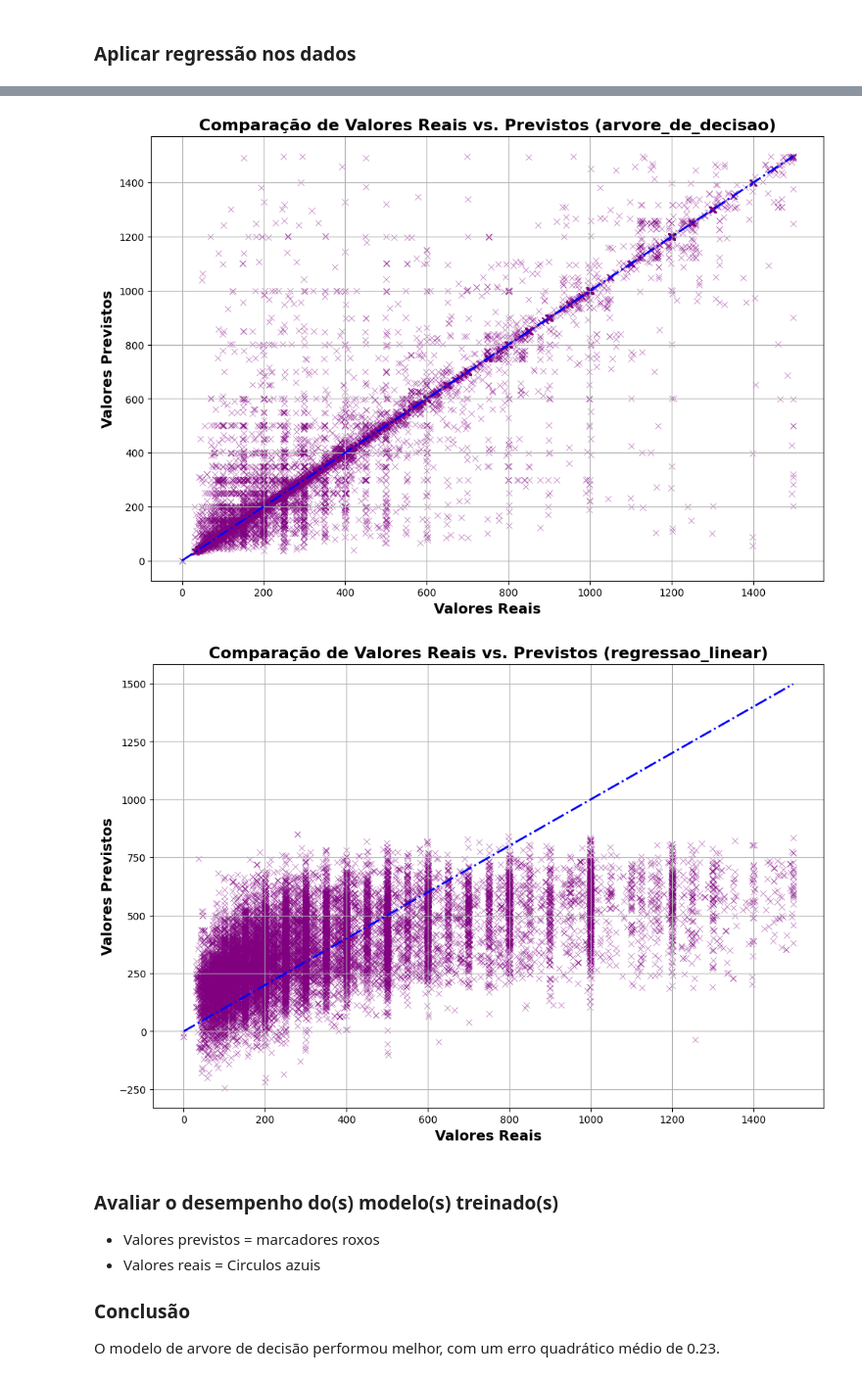
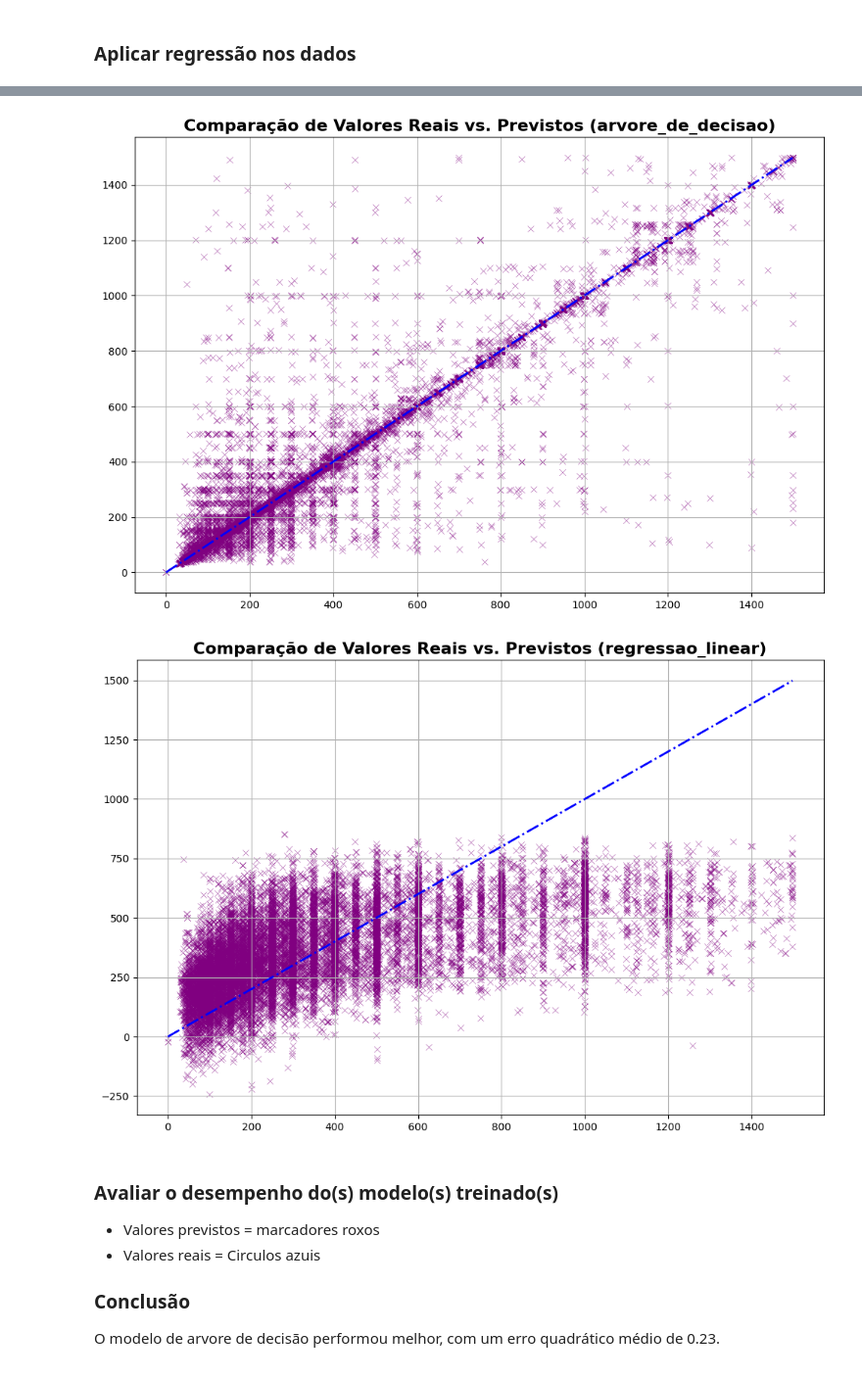
Before and after one commit to caefleury/trainee-cis-ieee, a Jupyter notebook: desafio_01/airbnb.ipynb, the cells around one changed output, grey strips where cells are left out. Shown at 98% size. Saved outputs shown, nothing was run; the diff lists cells and outputs as text; code cells hidden in the pictures.

```diff
--- a/desafio_01/airbnb.ipynb
+++ b/desafio_01/airbnb.ipynb
@@ -761,8 +761,8 @@ def plot_comparison(y_true, y_pred, model_name):
     plt.figure(figsize=(12, 8))
     sns.scatterplot(x=y_true, y=y_pred, alpha=0.6, marker='x', color='purple')
     plt.plot([y_true.min(), y_true.max()], [y_true.min(), y_true.max()], 'b-.', lw=2)
-    plt.xlabel('Valores Reais', fontsize=14, fontweight='bold')
-    plt.ylabel('Valores Previstos', fontsize=14, fontweight='bold')
+    plt.xlabel('', fontsize=14, fontweight='bold')
+    plt.ylabel('', fontsize=14, fontweight='bold')
     plt.title(f'Comparação de Valores Reais vs. Previstos ({model_name})', fontsize=16, fontweight='bold')
     plt.grid(True)
     plt.show()
@@ -778,10 +778,10 @@ R2 Score (R²): 0.8650774953647545
 
 Resultados do regressao_linear:
 Mean Squared Error (MSE): 57533.01049367747
 Mean Absolute Error (MAE): 176.38921068744352
 R2 Score (R²): 0.3400193921687188
-[figure, old version]
+[figure, new version]
-[figure, old version]
+[figure, new version]
 # %% [markdown]
 ### Avaliar o desempenho do(s) modelo(s) treinado(s)
 
```
Also changed, not shown: parts of 2 cells of this notebook.
